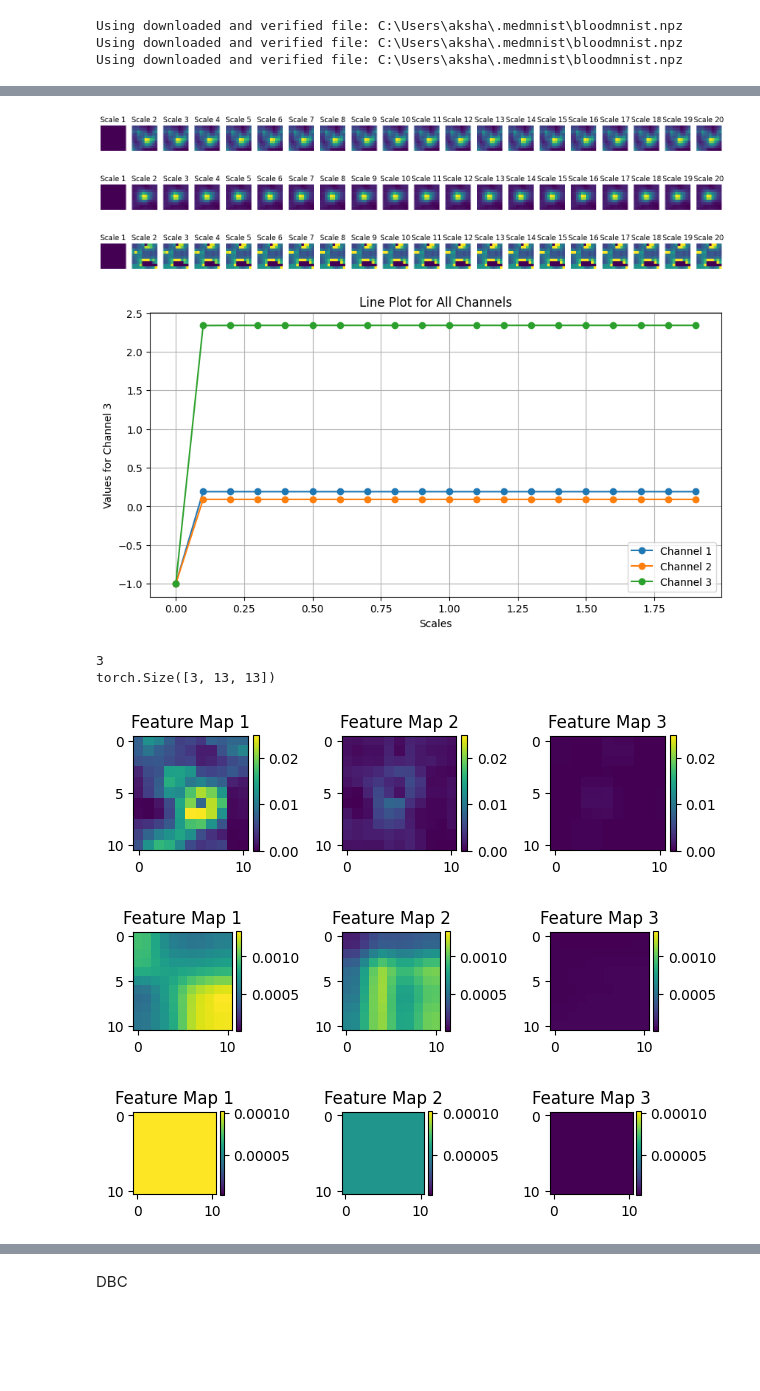
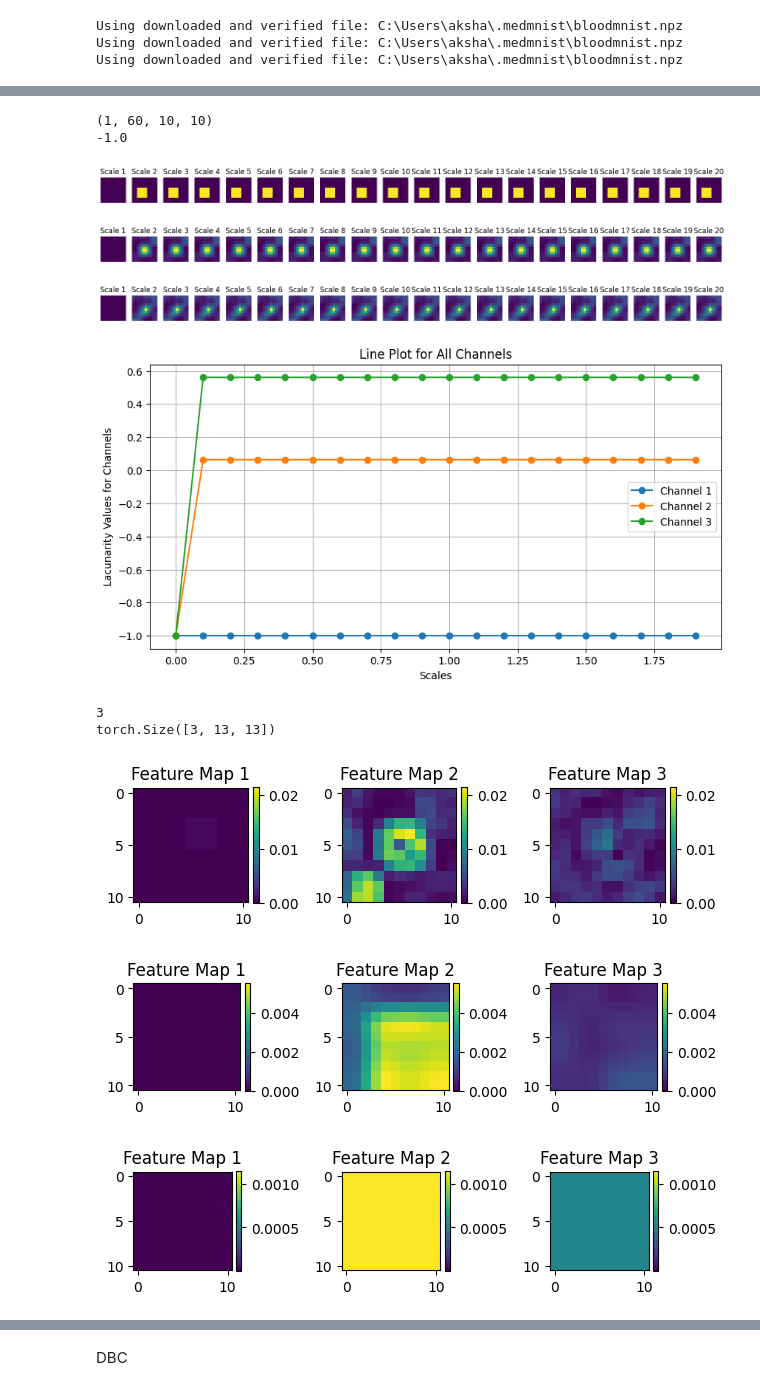
Before and after one commit to Advanced-Vision-and-Learning-Lab/2024_V4A_Lacunarity_Pooling_Layer, a Jupyter notebook: Utils/playground.ipynb, the cells around one changed output, grey strips where cells are left out. Cells and saved outputs as stored; diff of their text form; code cells hidden in the pictures; blank space fills up the shorter version.

```diff
--- a/Utils/playground.ipynb
+++ b/Utils/playground.ipynb
@@ -491,11 +491,10 @@ class ScalePyramid_Lacunarity(nn.Module):
             lacunarity_values.append(y)
             reference_size = lacunarity_values[0].shape[-2:]
             pyr_images_resized = [T.resize(img, size=reference_size, interpolation="bilinear") for img in lacunarity_values]
-
         result = torch.cat(pyr_images_resized, dim=1)
 
         reduced_output = self.conv1x1(result)
-        return reduced_output, result
+        return reduced_output, result, pyr_images_resized
 # %%
 data_flag = 'bloodmnist'
 download = True
@@ -856,11 +869,12 @@ Clipping input data to the valid range for imshow with RGB data ([0..1] for floa
 # %%
-conv = images[120].shape[0]
-min_value = images[120].min().item()
-max_value = images[120].max().item()
+conv = images[60]
+X = conv
+min_value = X.min().item()
+max_value = X.max().item()
 # Plot each feature map
-fig, ax = plt.subplots(1,conv)
-for channel in range(0, conv):
-    im = ax[channel].imshow(images[120].permute(2,1,0).detach().numpy()[:,:,channel], vmin = min_value, vmax = max_value)
+fig, ax = plt.subplots(1,3)
+for channel in range(0, 3):
+    im = ax[channel].imshow(X.permute(2,1,0).detach().numpy()[:,:,channel], vmin = min_value, vmax = max_value)
     plt.colorbar(im,fraction=0.046, pad=0.04,ax=ax[channel])
     ax[channel].set_title('Feature Map {}'.format(channel+1))
 plt.tight_layout()
@@ -989,24 +1019,0 @@ plt.show()
-# %%
-lac_pooling_layer = Pixel_Lacunarity(scales=[i/10.0 for i in range(0, 20)], kernel=(4,4), stride=(1,1), padding=(0,0))
-
-lac_pooling_output, result = lac_pooling_layer(relu_output.unsqueeze(0))
-print(result.shape)
-
-
-scale_print_result = result[0, 0:60:3, :, :]
-scales_map = scale_print_result[15:20, :, :]
-print(scale_print_result.shape)
-min_value = scales_map.min().item()
-max_value = scales_map.max().item()
-# Plot each feature map
-fig, ax = plt.subplots(1, 5, figsize = (20,20))
-
-for channel in range(0, 5):
-    im = ax[channel].imshow(scales_map.permute(2,1,0).detach().numpy()[:,:,channel], vmin = min_value, vmax = max_value)
-    plt.colorbar(im,fraction=0.046, pad=0.04,ax=ax[channel])
-    ax[channel].set_title('Feature Map {}'.format(channel+1))
-
-plt.tight_layout()
-plt.show()
-
-#plotting same image at different pixel intensity levels
@@ -1032,6 +1035,7 @@ plt.show()
 # %%
+lac_pooling_layer = Pixel_Lacunarity(scales=[i/10.0 for i in range(0, 20)], kernel=(4,4), stride=(1,1), padding=(0,0))
 
-# Convert the PyTorch tensor to a NumPy array
+lac_pooling_output, result = lac_pooling_layer(relu_output.unsqueeze(0))
 numpy_array = result.detach().numpy()
 
 # Access values for channel 1
@@ -1042,6 +1046,12 @@ values_channel2 = numpy_array[:, 1:60:3, :, :]
 
 # Access values for channel 3
 values_channel3 = numpy_array[:, 2:60:3, :, :]
+
+print(numpy_array.shape)
+print(values_channel1[0, 15, 1, 1])
+# %% [output]
+(1, 60, 10, 10)
+-1.0
 # %%
 # Assuming you have the three channel values
 # values_channel1, values_channel2, values_channel3
@@ -1072,9 +1082,9 @@ plot_channel_values(values_channel1, "1")
 plot_channel_values(values_channel2, "2")
 plot_channel_values(values_channel3, "3")
 # %% [output]
-[figure, old version]
+[figure, new version]
-[figure, old version]
+[figure, new version]
-[figure, old version]
+[figure, new version]
 # %%
 # Function to plot the line plot
 def plot_line_plot(scales, values, channel_name, ax):
@@ -1083,7 +1093,7 @@ def plot_line_plot(scales, values, channel_name, ax):
 
     # Set labels and title
     ax.set_xlabel('Scales')
-    ax.set_ylabel(f'Values for Channel {channel_name}')
+    ax.set_ylabel(f'Lacunarity Values for Channels')
     ax.set_title(f'Line Plot for All Channels')
     ax.grid(True)
 
@@ -1100,10 +1110,10 @@ ax.legend()
 
 plt.show()
 # %% [output]
-[figure, old version]
+[figure, new version]
 # %%
-pyramids = ScalePyramid_Lacunarity(num_levels=2, sigma=0.6, min_size=2, kernel=[3,3], stride=[1,1])
-scalepyramid_output, scalepyramid_result= pyramids(relu_output.unsqueeze(0))
+pyramids = ScalePyramid_Lacunarity(num_levels=2, sigma=0.1, min_size=2, kernel=[3,3], stride=[1,1])
+scalepyramid_output, scalepyramid_result, image_resized= pyramids(relu_output.unsqueeze(0))
 
 print(relu_output.shape)
 
@@ -1119,36 +1129,36 @@ for channel in range(0, conv.out_channels):
     im = ax[channel].imshow(img1.permute(2,1,0).detach().numpy()[:,:,channel], vmin = min_value, vmax = max_value)
     plt.colorbar(im,fraction=0.046, pad=0.04,ax=ax[channel])
     ax[channel].set_title('Feature Map {}'.format(channel+1))
 plt.tight_layout()
 plt.show()
 
 min_value = img2.min().item()
 max_value = img2.max().item()
 # Plot each feature map
 fig, ax = plt.subplots(1,conv.out_channels)
 for channel in range(0, conv.out_channels):
     im = ax[channel].imshow(img2.permute(2,1,0).detach().numpy()[:,:,channel], vmin = min_value, vmax = max_value)
     plt.colorbar(im,fraction=0.046, pad=0.04,ax=ax[channel])
     ax[channel].set_title('Feature Map {}'.format(channel+1))
 plt.tight_layout()
 plt.show()
 
 min_value = img3.min().item()
 max_value = img3.max().item()
 # Plot each feature map
 fig, ax = plt.subplots(1,conv.out_channels)
 for channel in range(0, conv.out_channels):
     im = ax[channel].imshow(img3.permute(2,1,0).detach().numpy()[:,:,channel], vmin = min_value, vmax = max_value)
     plt.colorbar(im,fraction=0.046, pad=0.04,ax=ax[channel])
     ax[channel].set_title('Feature Map {}'.format(channel+1))
 plt.tight_layout()
 plt.show()
 # %% [output]
 3
 torch.Size([3, 13, 13])
-[figure, old version]
+[figure, new version]
-[figure, old version]
+[figure, new version]
-[figure, old version]
+[figure, new version]
 # %%
 # Assuming you have a PyTorch tensor with size [9, 1, 1]
 #comparing a single patch of image across different levels lacunarity calculation
```
Also changed, not shown: parts of 24 cells of this notebook, 33 other files.
